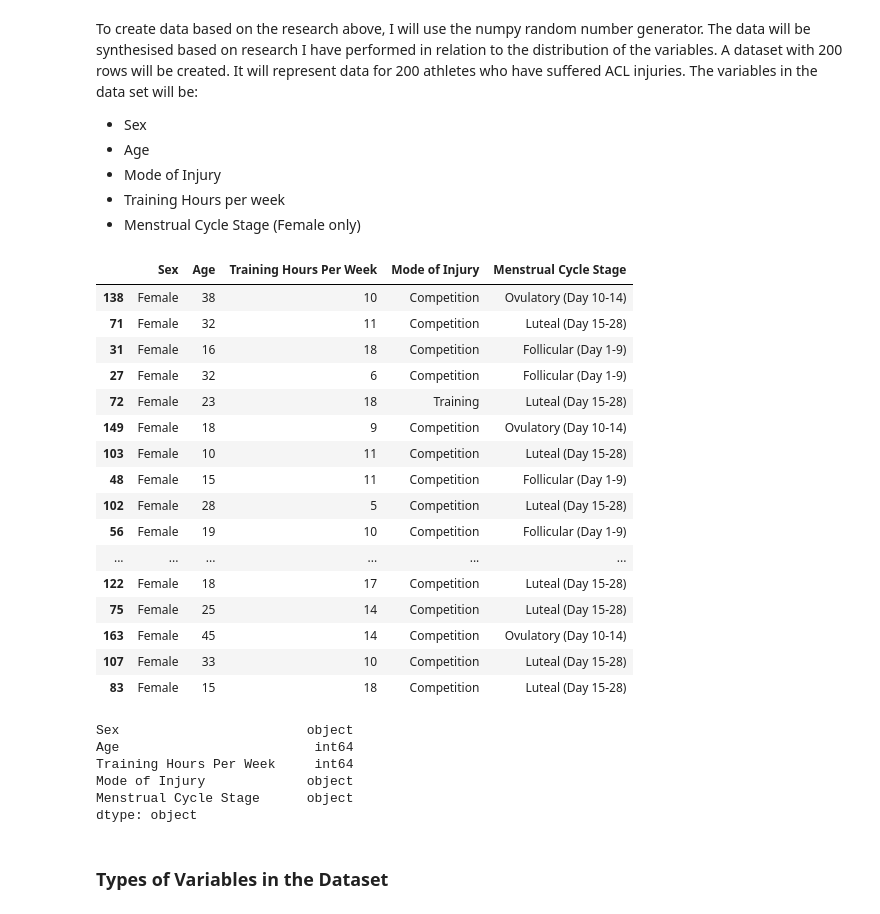
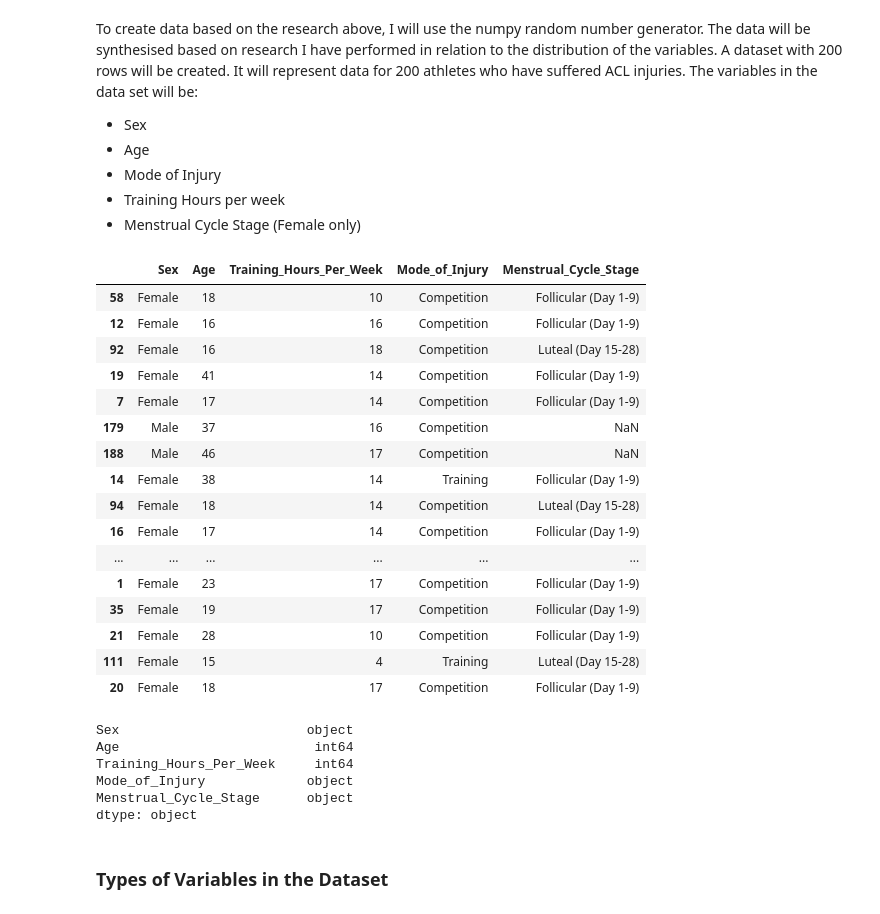
Before and after one commit to rachel-king4/PfDA_Assignment, a Jupyter notebook: PfDA Assignment.ipynb, the cells around one changed output. Drawn from its saved outputs; the diff is of its cells as text; code cells hidden in the pictures.

```diff
--- a/PfDA Assignment.ipynb
+++ b/PfDA Assignment.ipynb
@@ -212,49 +212,49 @@ menstrualcycle.sort()
 # %%
 data = {"Sex" : sex,
         "Age": age,
-        "Training Hours Per Week": training_hours,
-        "Mode of Injury": modeofinjury,
-        "Menstrual Cycle Stage" : menstrualcycle}
+        "Training_Hours_Per_Week": training_hours,
+        "Mode_of_Injury": modeofinjury,
+        "Menstrual_Cycle_Stage" : menstrualcycle}
 df = pd.DataFrame(data)
 df = df.replace('X', np.nan)
 pd.set_option('display.max_rows', None)
 df = df.sample(frac = 1)
 df
 
 # Value "X" used to display the menstrual cycle values for males (i.e. not applicable).
 # I used "X" so when sort() applied it keeps all these values at the end of the array.
 # Applied the sort() to the Sex variable also in order to keep all the Male values at the end of this array.
 # This ensures the "X" menstrual cycle values would line up with the "Male" sex values in the dataframe.
 # Then applied the df.replace to replace the X values with Nan
 # in order to be able to perform data analytical techniques on the dataframe.
 # https://stackoverflow.com/questions/53668421/replace-a-string-value-with-nan-in-pandas-data-frame-python
 # %% [output]
-|  | Sex | Age | Training Hours Per Week | Mode of Injury | Menstrual Cycle Stage |
-| 138 | Female | 38 | 10 | Competition | Ovulatory (Day 10-14) |
-| 71 | Female | 32 | 11 | Competition | Luteal (Day 15-28) |
-| 31 | Female | 16 | 18 | Competition | Follicular (Day 1-9) |
-| 27 | Female | 32 | 6 | Competition | Follicular (Day 1-9) |
-| 72 | Female | 23 | 18 | Training | Luteal (Day 15-28) |
-| 149 | Female | 18 | 9 | Competition | Ovulatory (Day 10-14) |
-| 103 | Female | 10 | 11 | Competition | Luteal (Day 15-28) |
-| 48 | Female | 15 | 11 | Competition | Follicular (Day 1-9) |
-| 102 | Female | 28 | 5 | Competition | Luteal (Day 15-28) |
-| 56 | Female | 19 | 10 | Competition | Follicular (Day 1-9) |
+|  | Sex | Age | Training_Hours_Per_Week | Mode_of_Injury | Menstrual_Cycle_Stage |
+| 58 | Female | 18 | 10 | Competition | Follicular (Day 1-9) |
+| 12 | Female | 16 | 16 | Competition | Follicular (Day 1-9) |
+| 92 | Female | 16 | 18 | Competition | Luteal (Day 15-28) |
+| 19 | Female | 41 | 14 | Competition | Follicular (Day 1-9) |
+| 7 | Female | 17 | 14 | Competition | Follicular (Day 1-9) |
+| 179 | Male | 37 | 16 | Competition | NaN |
+| 188 | Male | 46 | 17 | Competition | NaN |
+| 14 | Female | 38 | 14 | Training | Follicular (Day 1-9) |
+| 94 | Female | 18 | 14 | Competition | Luteal (Day 15-28) |
+| 16 | Female | 17 | 14 | Competition | Follicular (Day 1-9) |
 | ... | ... | ... | ... | ... | ... |
-| 122 | Female | 18 | 17 | Competition | Luteal (Day 15-28) |
-| 75 | Female | 25 | 14 | Competition | Luteal (Day 15-28) |
-| 163 | Female | 45 | 14 | Competition | Ovulatory (Day 10-14) |
-| 107 | Female | 33 | 10 | Competition | Luteal (Day 15-28) |
-| 83 | Female | 15 | 18 | Competition | Luteal (Day 15-28) |
+| 1 | Female | 23 | 17 | Competition | Follicular (Day 1-9) |
+| 35 | Female | 19 | 17 | Competition | Follicular (Day 1-9) |
+| 21 | Female | 28 | 10 | Competition | Follicular (Day 1-9) |
+| 111 | Female | 15 | 4 | Training | Luteal (Day 15-28) |
+| 20 | Female | 18 | 17 | Competition | Follicular (Day 1-9) |
 # %%
 # to display the types of variables in my dataset
 df.dtypes
 # %% [output]
 Sex                        object
 Age                         int64
-Training Hours Per Week     int64
-Mode of Injury             object
-Menstrual Cycle Stage      object
+Training_Hours_Per_Week     int64
+Mode_of_Injury             object
+Menstrual_Cycle_Stage      object
 dtype: object
 # %% [markdown]
 ### **Types of Variables in the Dataset**
```
Also changed, not shown: parts of 14 cells of this notebook.
